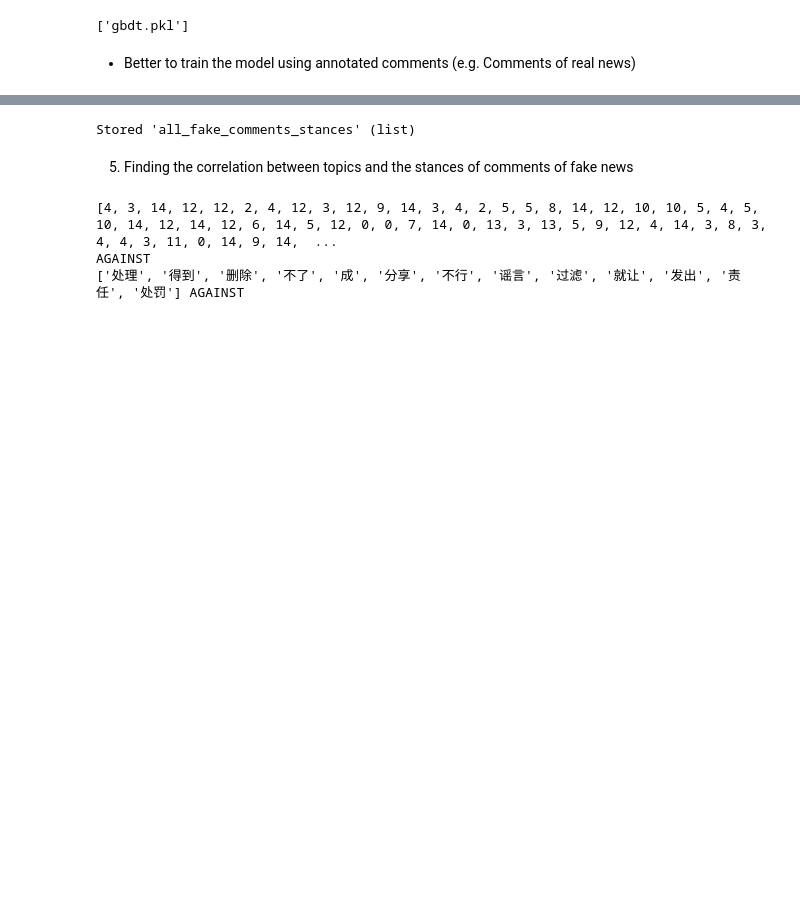
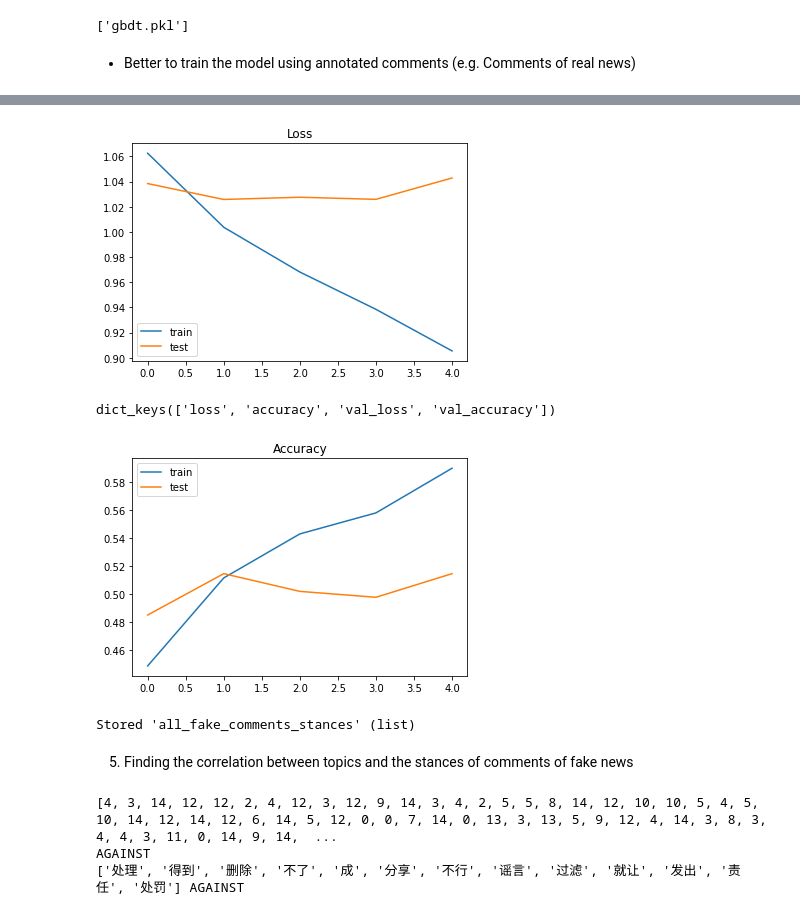
Before and after one commit to Pandacoocoo/Fake_News, a Jupyter notebook: fake_news.ipynb, the cells around one changed output, grey strips where cells are left out. Drawn from its saved outputs; the diff is of its cells as text; code cells hidden in the pictures; blank space fills up the shorter version.

Commit message:
lstm

```diff
--- a/fake_news.ipynb
+++ b/fake_news.ipynb
@@ -1000,3 +988,71 @@ Accuracy of the final model: 0.5497470489038786
 ['gbdt.pkl']
 # %% [markdown]
 * Better to train the model using annotated comments (e.g. Comments of real news)
+# %%
+# Training a LSTM model
+
+import numpy as np
+import matplotlib.pyplot as plt
+import seaborn as sns
+from sklearn.model_selection import train_test_split
+from sklearn.preprocessing import LabelEncoder, OneHotEncoder
+from keras.models import Model, Sequential
+from keras.layers import LSTM, Activation, Dense, Dropout, Input, Embedding, SpatialDropout1D
+from tensorflow.keras.optimizers import RMSprop
+from keras.preprocessing.text import Tokenizer
+from keras.preprocessing import sequence
+from tensorflow.keras.utils import to_categorical
+from keras.callbacks import EarlyStopping
+
+
+%store -r sentences_vecs
+%store -r Y_true
+
+for index, label in enumerate(Y_true):
+    if not (label == 'NONE' or label == 'FAVOR' or label == 'AGAINST'):   # Labels missing from the original texts
+        Y_true[index] = 'NONE'    # Assign a 'NONE' label to each of these posts
+
+le = LabelEncoder()
+Y_true = le.fit_transform(Y_true)\
+
+
+oh = OneHotEncoder(sparse=False)
+Y_true = Y_true.reshape(len(Y_true), 1)
+Y_true = oh.fit_transform(Y_true)
+
+X_train, X_test, y_train, y_test = train_test_split(sentences_vecs, Y_true, test_size=0.2, random_state=42)
+X_train = np.array(X_train).reshape(-1, 1, 400)
+X_test  = np.array(X_test).reshape(-1, 1, 400)
+
+
+model = Sequential()
+model.add(Input(shape=(None, 400)))
+model.add(LSTM(100, dropout=0.2, recurrent_dropout=0.2))
+model.add(Dense(3, activation='softmax'))
+model.summary()
+model.compile(loss='categorical_crossentropy', optimizer='adam', metrics=['accuracy'])
+
+history = model.fit(np.array(X_train), y_train, epochs=100, batch_size=128,\
+                    validation_split=0.1, callbacks=[EarlyStopping(monitor='val_loss', patience=3, min_delta=0.0001)])
+
+
+accr = model.evaluate(X_test, y_test)
+print('Loss: {:0.3f}\n  Accuracy: {:0.3f}'.format(accr[0],accr[1]))
+
+plt.title('Loss')
+plt.plot(history.history['loss'], label='train')
+plt.plot(history.history['val_loss'], label='test')
+plt.legend()
+plt.show()
+
+
+plt.title('Accuracy')
+plt.plot(history.history['accuracy'], label='train')
+plt.plot(history.history['val_accuracy'], label='test')
+plt.legend()
+plt.show()
+
+
+
+# Code adapted from https://towardsdatascience.com/multi-class-text-classification-with-lstm-1590bee1bd17
+# %% [output]
@@ -1003,3 +1076,6 @@ Accuracy of the final model: 0.5497470489038786
+[figure, added]
+dict_keys(['loss', 'accuracy', 'val_loss', 'val_accuracy'])
+[figure, added]
 # %%
 # Use it on comments of fake news
 
```
Also changed, not shown: parts of 10 cells of this notebook.
